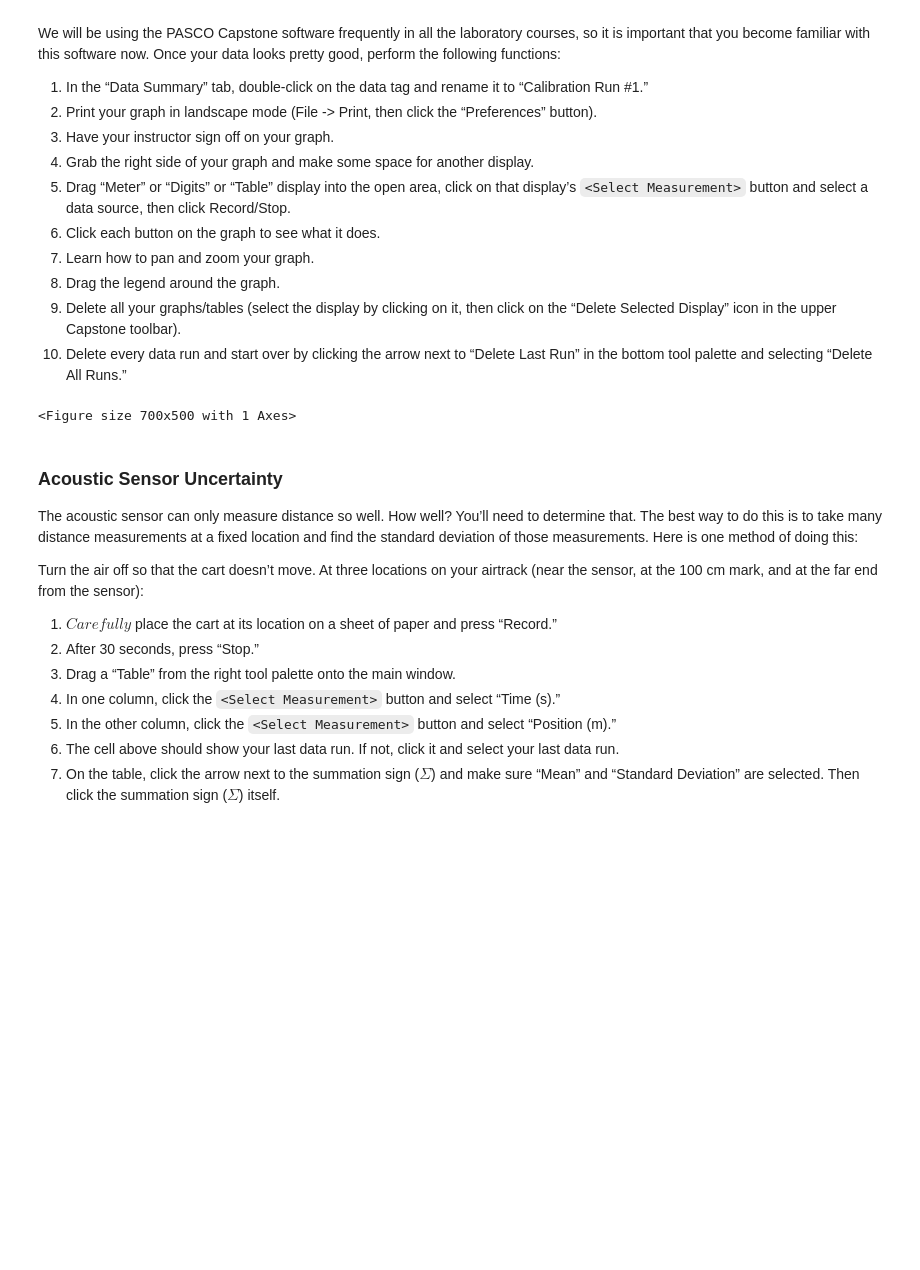
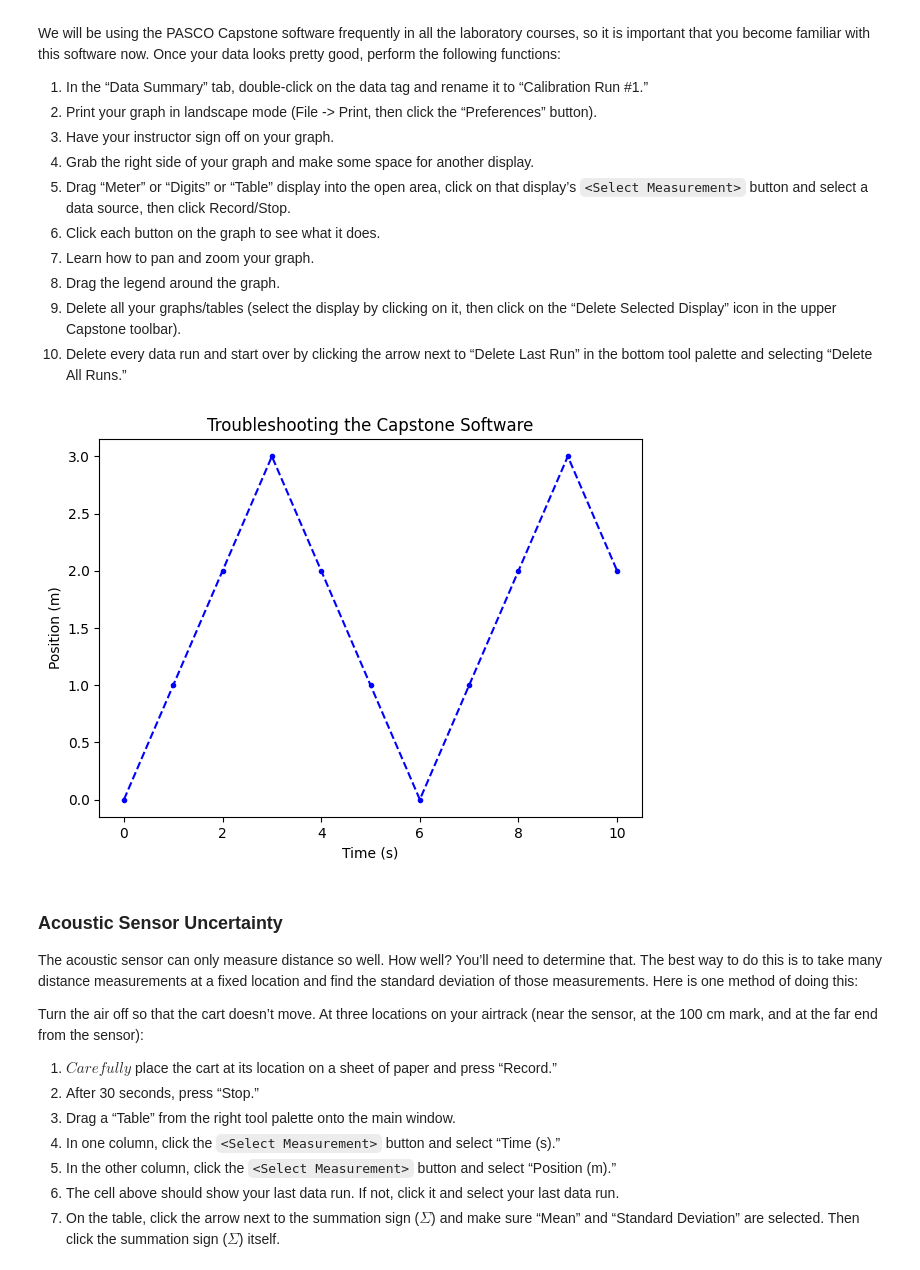
Before and after one commit to nmack21/PhysicsLabs, a Jupyter notebook: PHYS201/Lab2.ipynb, the cells around one changed output. Drawn from its saved outputs; the diff is of its cells as text; code cells hidden in the pictures; blank space fills up the shorter version.

```diff
--- a/PHYS201/Lab2.ipynb
+++ b/PHYS201/Lab2.ipynb
@@ -179,40 +179,40 @@ import pandas as pd
 from P201_Functions import *
 
 # Reads the name of the csv file and gets the data
-df = pd.read_csv("./Demo files/Sawtooth test.csv")
+df = pd.read_csv("./ExampleFiles/Sawtooth test.csv")
 
 # Prints information about the file
 #df.info()
 
 print("")
 
 # Defines the x and y values
 time = df.filter(['Time (s)'], axis=1).dropna()
 position = df.filter(['Position (m)'], axis=1).dropna()
 
 # Create a figure of reasonable size and resolution, white background, black edge color
 fig=plt.figure(figsize=(7,5), dpi= 100, facecolor='w', edgecolor='k')
 
 # Gets the data values for x and y
 x_data = time.values.reshape(-1, 1)
 y_data = position.values.reshape(-1, 1)
 
 # Creates the base plot with titles
 # df.plot(x='Time (s)', y='Position (m)', kind ='scatter')
 plt.plot(x_data,y_data,'b.')
 plt.ylabel('Position (m)')
 plt.xlabel('Time (s)')
 plt.title('Troubleshooting the Capstone Software')
 
 # Add a dotted line through the data points
 plt.plot(x_data,y_data,'b--')
 
 # Displays the plot
 plt.show()
 
 print("")
 # %% [output]
-<Figure size 700x500 with 1 Axes>
+[figure, added]
 # %% [markdown]
 ### Acoustic Sensor Uncertainty
 The acoustic sensor can only measure distance so well. How well? You’ll need to determine that. The best way to do this is to take many distance measurements at a fixed location and find the standard deviation of those measurements. Here is one method of doing this:
```
Also changed, not shown: parts of 5 cells of this notebook.
